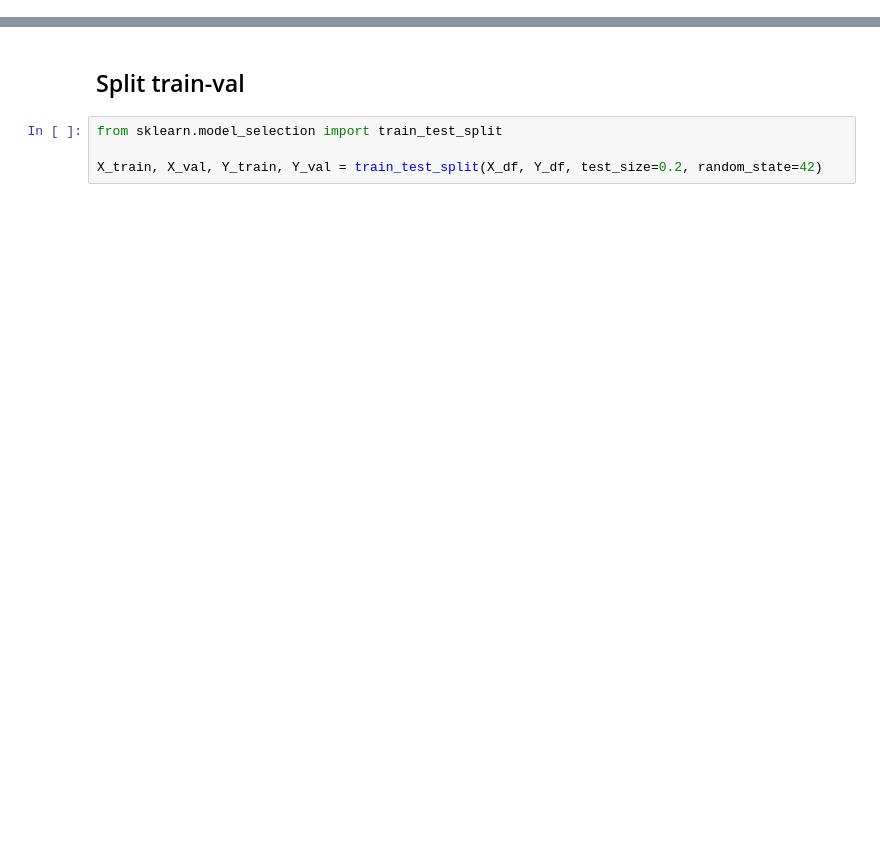
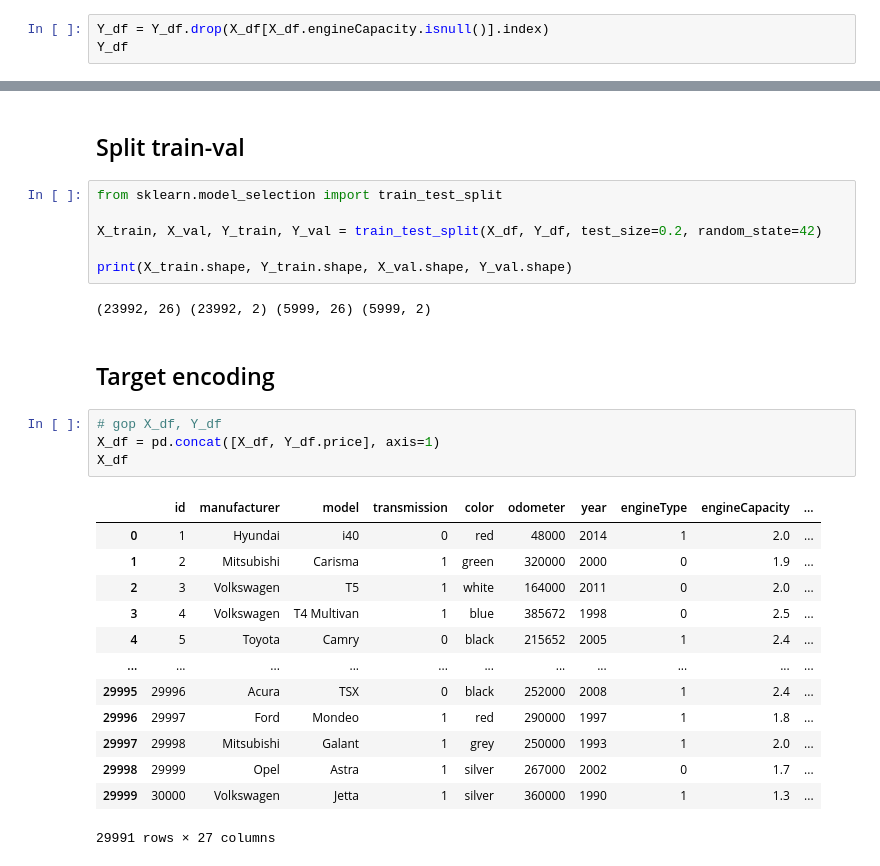
Before and after one commit to felixnguyen678/Statistical-Inference-Project, a Jupyter notebook: main.ipynb, the cells around one changed output, grey strips where cells are left out. Drawn from its saved outputs; the diff is of its cells as text; blank space fills up the shorter version.

Commit message:
target encoding

```diff
--- a/Linear Regression/main.ipynb
+++ b/main.ipynb
@@ -67,3 +62,6 @@ feature_9         0
 dtype: int64
 # %% [markdown]
 ## Delete null rows
+# %%
+Y_df = Y_df.drop(X_df[X_df.engineCapacity.isnull()].index)
+Y_df
@@ -185,3 +198,27 @@ X_df.head()
 from sklearn.model_selection import train_test_split
 
 X_train, X_val, Y_train, Y_val = train_test_split(X_df, Y_df, test_size=0.2, random_state=42)
+
+print(X_train.shape, Y_train.shape, X_val.shape, Y_val.shape)
+# %% [output]
+(23992, 26) (23992, 2) (5999, 26) (5999, 2)
+# %% [markdown]
+## Target encoding
+# %%
+# gop X_df, Y_df
+X_df = pd.concat([X_df, Y_df.price], axis=1)
+X_df
+# %% [output]
+|  | id | manufacturer | model | transmission | color | odometer | year | engineType | engineCapacity | ... |
+| 0 | 1 | Hyundai | i40 | 0 | red | 48000 | 2014 | 1 | 2.0 | ... |
+| 1 | 2 | Mitsubishi | Carisma | 1 | green | 320000 | 2000 | 0 | 1.9 | ... |
+| 2 | 3 | Volkswagen | T5 | 1 | white | 164000 | 2011 | 0 | 2.0 | ... |
+| 3 | 4 | Volkswagen | T4 Multivan | 1 | blue | 385672 | 1998 | 0 | 2.5 | ... |
+| 4 | 5 | Toyota | Camry | 0 | black | 215652 | 2005 | 1 | 2.4 | ... |
+| ... | ... | ... | ... | ... | ... | ... | ... | ... | ... | ... |
+| 29995 | 29996 | Acura | TSX | 0 | black | 252000 | 2008 | 1 | 2.4 | ... |
+| 29996 | 29997 | Ford | Mondeo | 1 | red | 290000 | 1997 | 1 | 1.8 | ... |
+| 29997 | 29998 | Mitsubishi | Galant | 1 | grey | 250000 | 1993 | 1 | 2.0 | ... |
+| 29998 | 29999 | Opel | Astra | 1 | silver | 267000 | 2002 | 0 | 1.7 | ... |
+| 29999 | 30000 | Volkswagen | Jetta | 1 | silver | 360000 | 1990 | 1 | 1.3 | ... |
+29991 rows × 27 columns
```
Also changed, not shown: parts of 12 cells of this notebook, 1 other file.
